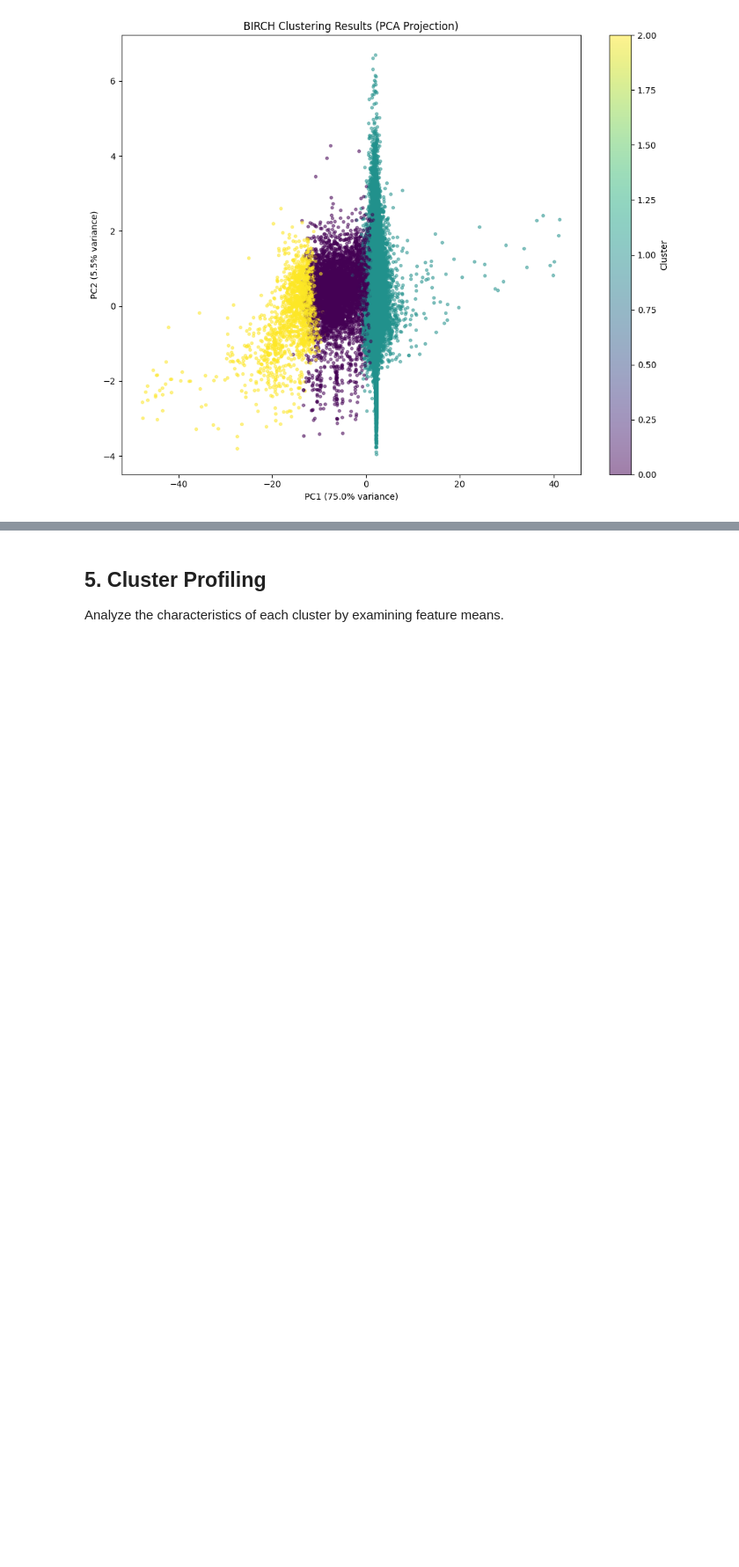
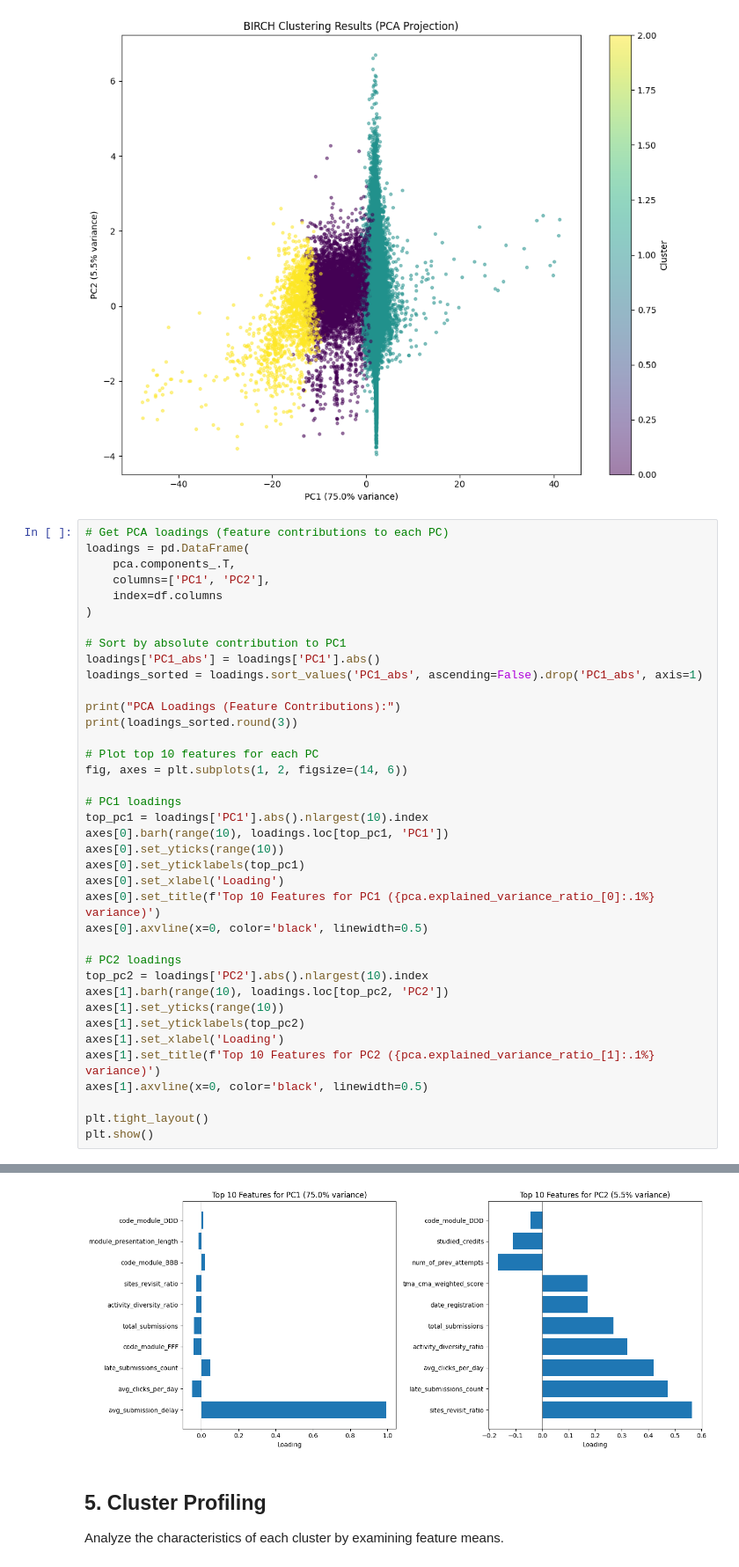
Before and after one commit to Lithika-Ramesh/data-mining, a Jupyter notebook: model/birch.ipynb, the cells around one changed output, grey strips where cells are left out. Shown at 88% size. Cells and saved outputs as stored; diff of their text form; blank space fills up the shorter version.

Commit message:
feat(birch): add PCA loadings analysis

```diff
--- a/model/birch.ipynb
+++ b/model/birch.ipynb
@@ -194,3 +200,42 @@ plt.show()
 PCA explained variance ratio: [0.74955778 0.05470994]
 Total variance explained: 80.43%
 [figure]
+# %%
+# Get PCA loadings (feature contributions to each PC)
+loadings = pd.DataFrame(
+    pca.components_.T,
+    columns=['PC1', 'PC2'],
+    index=df.columns
+)
+
+# Sort by absolute contribution to PC1
+loadings['PC1_abs'] = loadings['PC1'].abs()
+loadings_sorted = loadings.sort_values('PC1_abs', ascending=False).drop('PC1_abs', axis=1)
+
+print("PCA Loadings (Feature Contributions):")
+print(loadings_sorted.round(3))
+
+# Plot top 10 features for each PC
+fig, axes = plt.subplots(1, 2, figsize=(14, 6))
+
+# PC1 loadings
+top_pc1 = loadings['PC1'].abs().nlargest(10).index
+axes[0].barh(range(10), loadings.loc[top_pc1, 'PC1'])
+axes[0].set_yticks(range(10))
+axes[0].set_yticklabels(top_pc1)
+axes[0].set_xlabel('Loading')
+axes[0].set_title(f'Top 10 Features for PC1 ({pca.explained_variance_ratio_[0]:.1%} variance)')
+axes[0].axvline(x=0, color='black', linewidth=0.5)
+
+# PC2 loadings
+top_pc2 = loadings['PC2'].abs().nlargest(10).index
+axes[1].barh(range(10), loadings.loc[top_pc2, 'PC2'])
+axes[1].set_yticks(range(10))
+axes[1].set_yticklabels(top_pc2)
+axes[1].set_xlabel('Loading')
+axes[1].set_title(f'Top 10 Features for PC2 ({pca.explained_variance_ratio_[1]:.1%} variance)')
+axes[1].axvline(x=0, color='black', linewidth=0.5)
+
+plt.tight_layout()
+plt.show()
+# %% [output]
@@ -197,3 +259,4 @@ Total variance explained: 80.43%
+[figure, added]
 # %% [markdown]
 ## 5. Cluster Profiling
 
```
Also changed, not shown: parts of 5 cells of this notebook.
